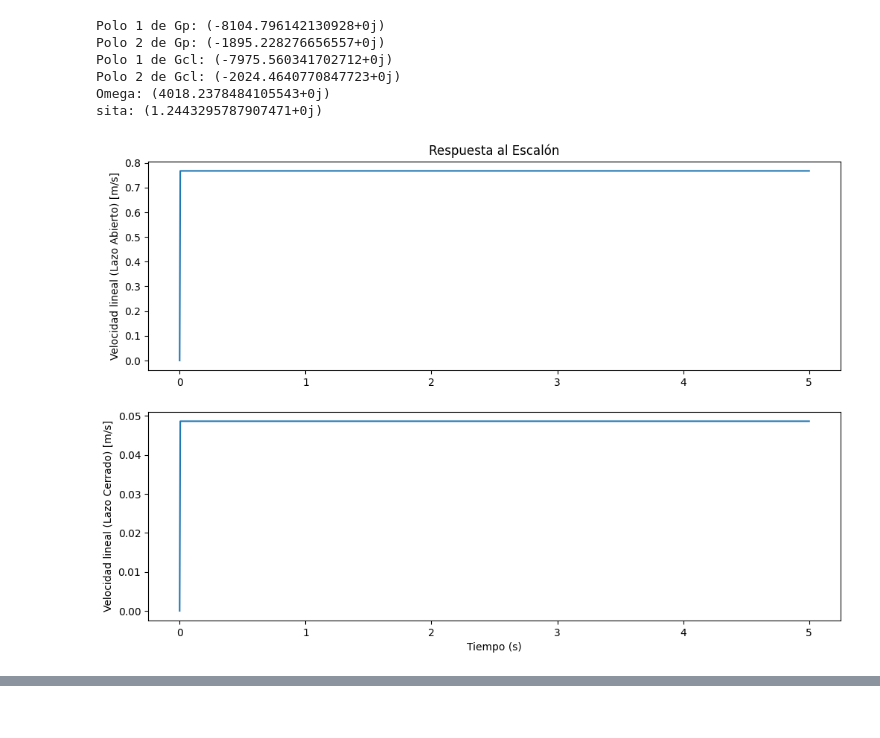
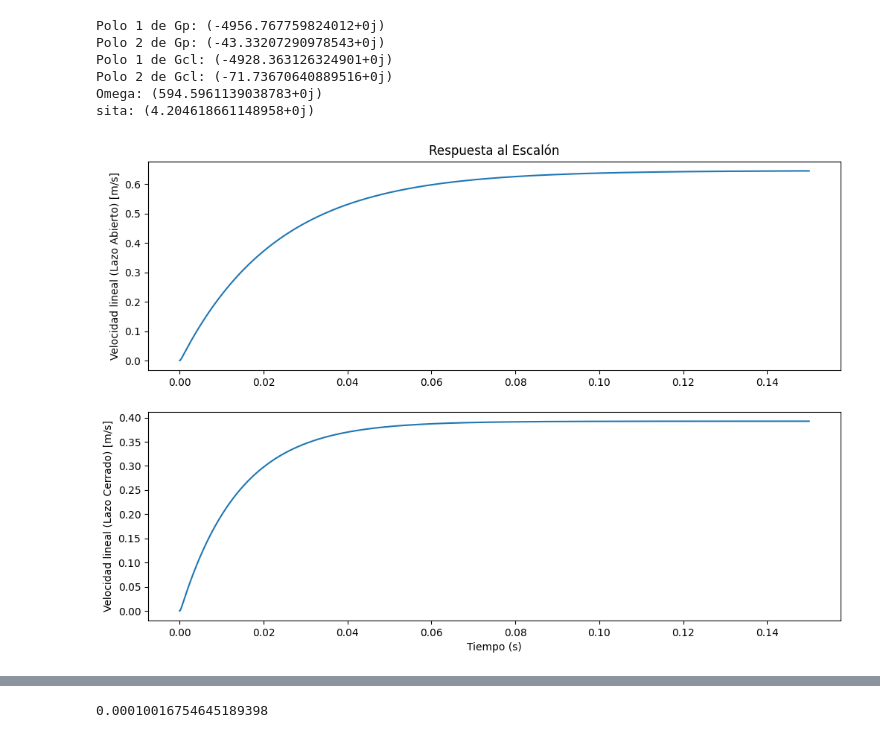
Before and after one commit to RamiroVelascoM/SDC-Proyecto, a Jupyter notebook: ProyectoSDC.ipynb, the cells around one changed output, grey strips where cells are left out. Drawn from its saved outputs; the diff is of its cells as text; code cells hidden in the pictures.

```diff
--- a/ProyectoSDC.ipynb
+++ b/ProyectoSDC.ipynb
@@ -27,19 +24,18 @@ import math
 from scipy.optimize import minimize
 
 # Parámetros del motor en SI
-R = 0.628                # Ohm                 --> R   = resistencia en bornes
+R = 0.5                # Ohm                 --> R   = resistencia en bornes
 L = 0.10 * (10**(-3))    # mH a H              --> L   = inductancia en bornes
 Jm = 60.2 * (10**(-7))   # g*cm^2 a kg*m^2     --> Jm  = inercia del rotor
-B = 10**(-5)             # N*m*rad/s           --> B   = fricción mecánica
-k1 = 32.18 * (10**(-3))   # mV*s/rad a V*s/rad  --> k1  = constante de FEM
-k2 = 32.18 * (10**(-3))   # mN*m/A a N*m/A      --> k2  = constante de par
-n = 1/5                 #                     --> n   = relacion de transmision
+k1 = 46.33 * (10**(-3))   # mV*s/rad a V*s/rad  --> k1  = constante de FEM
+k2 = 46.33 * (10**(-3))   # mN*m/A a N*m/A      --> k2  = constante de par
+n = 1/10                 #                     --> n   = relacion de transmision
 
 # Parámetros de la cinta, rodillos y carga
-Radio_Rodillos = 0.06/2                           # m         --> Diametro de cada rodillo (x2)
-Masa_Rodillos = 0.35                              # Kg        --> Masa de cada rodillo
+Radio_Rodillos = 0.03                           # m         --> Diametro de cada rodillo (x2)
+Masa_Rodillos = 0.3                              # Kg        --> Masa de cada rodillo
 Longitud_Cinta = 2 + Radio_Rodillos * math.pi     # m         --> Longitud cinta, ida y vuelta
-Ancho_Cinta = 0.2                                 # m         --> Ancho de la cinta
+Ancho_Cinta = 0.05                                 # m         --> Ancho de la cinta
 Densidad_Cinta = 2.3                              # Kg/m^2    --> Densidad del material de la cinta
 Area_Cinta = Longitud_Cinta*Ancho_Cinta           # m^2       --> Area de la cinta, ida y vuelta
 Masa_Cinta = Area_Cinta*Densidad_Cinta            # Kg        --> Masa de la cinta
@@ -59,27 +55,13 @@ Jeq = (Jm + (n**2) * MOI_sumatoria)
 Beq = 10**(-5)
 
 A = Jeq*L
-B = Jeq + (Beq*L)
-C = R + (R*Beq) + (k1*k2)
-D = k2
+B = (R*Jeq) + (Beq*L)
+C = (R*Beq) + (k1*k2)
+D = k2 * Radio_Rodillos
 
 # Función de transferencia de la planta
 s = ctrl.TransferFunction.s
 Gp = D / ((A*s**2) + (B*s) + C)
-
-# Simulación con los parámetros óptimos
-# C = ctrl.TransferFunction([Kd_opt, Kp_opt, Ki_opt], [1, 0])
-# Gpid = ctrl.feedback(C * Gp, 1)
-# Kp = 20  # Ajustar según necesidades
-# Ki = 20  # Ajustar según necesidades
-# Kd = 1   # Ajustar según necesidades
-#T = 3;
-#L = 0.1;
-
-#Kp = 0.9 * T/L  # Ajustar según necesidades
-#Ki = L/0.3  # Ajustar según necesidades
-#Kd = 0   # Ajustar según necesidades
-#C = ctrl.TransferFunction([Kd, Kp, Ki], [1, 0])
 
 # Sistema en lazo cerrado con controlador PID
 #Gpid = ctrl.feedback(C * Gp, 1)
@@ -90,16 +72,10 @@ print("Polo 1 de Gp:", poles[0])
 print("Polo 2 de Gp:", poles[1])
 
 # Tiempos para simular
-t = np.linspace(0, 5, 1000)
+t = np.linspace(0, 0.15, 1000)
 
 # Respuesta al escalón en LA
 t, y_open_loop = ctrl.step_response(Gp, t)
-y_open_loop *= 15
-
-# Otra forma
-#A = 18
-#u = A * np.ones_like(t)  # Señal de entrada: escalón de magnitud A
-#t, y_open_loop, = ctrl.forced_response(Gp, t, u)
 
 # Sistema en lazo cerrado con H(s)=1
 Gcl = ctrl.feedback(Gp)
@@ -109,45 +85,37 @@ print("Polo 2 de Gcl:", poles[1])
 
 # Parametros caracteristicos 2do orden
 omega = (poles[0]*poles[1])**(1/2)
 sita  = abs(poles[0]+poles[1]) / (2*omega)
 print("Omega:", omega)
 print("sita:", sita)
 
 # Respuesta al escalón en LC
 t, y_closed_loop = ctrl.step_response(Gcl, t)
 
-# Respuesta al escalón PID
-#t, y_PID = ctrl.step_response(Gpid, t)
-
 # Respuestas en función del tiempo
 plt.figure(figsize=(12, 8))
 
 plt.subplot(2, 1, 1)
 plt.plot(t, y_open_loop)
 plt.title('Respuesta al Escalón')
 plt.ylabel('Velocidad lineal (Lazo Abierto) [m/s]')
 
 plt.subplot(2, 1, 2)
 plt.plot(t, y_closed_loop)
 plt.ylabel('Velocidad lineal (Lazo Cerrado) [m/s]')
 plt.xlabel('Tiempo (s)')
 
-#plt.subplot(2, 1, 2)
-#plt.plot(t, y_PID)
-#plt.ylabel('Velocidad lineal (Lazo Cerrado) [m/s]')
-#plt.xlabel('Tiempo (s)')
-
 # Gráfica del LGR
 plt.figure(figsize=(8, 6))
 ctrl.root_locus(Gp, plot=True, grid=True)
 plt.title('Lugar Geométrico de las Raíces')
 
 plt.show()
 # %% [output]
-Polo 1 de Gp: (-8104.796142130928+0j)
-Polo 2 de Gp: (-1895.228276656557+0j)
-Polo 1 de Gcl: (-7975.560341702712+0j)
-Polo 2 de Gcl: (-2024.4640770847723+0j)
-Omega: (4018.2378484105543+0j)
-sita: (1.2443295787907471+0j)
+Polo 1 de Gp: (-4956.767759824012+0j)
+Polo 2 de Gp: (-43.33207290978543+0j)
+Polo 1 de Gcl: (-4928.363126324901+0j)
+Polo 2 de Gcl: (-71.73670640889516+0j)
+Omega: (594.5961139038783+0j)
+sita: (4.204618661148958+0j)
-[figure, old version]
+[figure, new version]
@@ -154,0 +123,4 @@ sita: (1.2443295787907471+0j)
+# %%
+Jeq
+# %% [output]
+0.00010016754645189398
```
Also changed, not shown: parts of 2 cells of this notebook.
